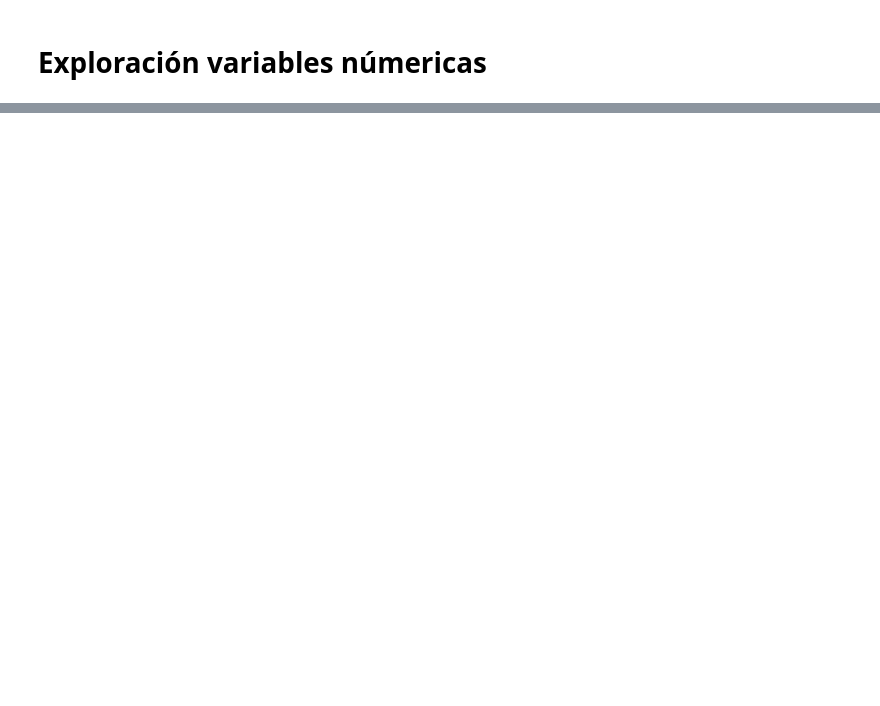
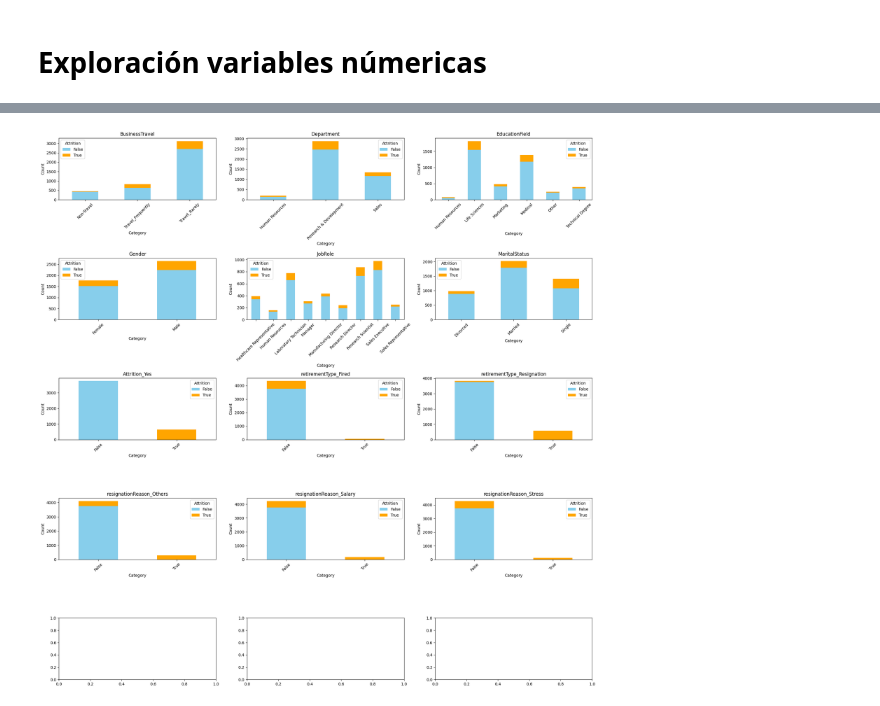
Before and after one commit to auramolina/Anal-tica-en-recursos-humanos, a Jupyter notebook: Exploración.ipynb, the cells around one changed output, grey strips where cells are left out. Drawn from its saved outputs; the diff is of its cells as text; code cells hidden in the pictures; blank space fills up the shorter version.

```diff
--- a/Exploración.ipynb
+++ b/Exploración.ipynb
@@ -134,0 +233,16 @@ d2015.isnull().sum()
+# %%
+cc = d2015.select_dtypes(include=['object'])
+# %%
+#resumen de las variables categoricas para observar el balanceo de las categoricas
+def cat_summary(dataframe, col_name, plot=False):
+    print(pd.DataFrame({col_name: dataframe[col_name].value_counts(),
+                        'Ratio': 100 * dataframe[col_name].value_counts() / len(dataframe)}))
+    print('##########################################')
+    if plot:
+        plt.figure(figsize=(12,6))
+        sns.countplot(x=dataframe[col_name], data=dataframe)
+        plt.show(block=True)
+
+cat_cols = [col for col in cc.columns if cc[col].dtypes == "O"]
+for col in cat_cols:
+    cat_summary(cc, col, plot=False)
@@ -134,0 +267,29 @@ d2015.isnull().sum()
+# %%
+# Graficos para la comparación de las variables categoricas
+
+# Definir el número de filas y columnas para los subplots
+num_rows = 5
+num_cols = 3
+
+# Crear una figura y ejes de subplots
+fig, axes = plt.subplots(num_rows, num_cols, figsize=(20, 20))
+
+# Aplanar los ejes de los subplots para facilitar el bucle
+axes = axes.flatten()
+
+# Iterar sobre las variables categóricas y trazar gráficos de barras apiladas
+for i, col in enumerate(cc.columns):
+    ax = axes[i]
+    crosstab = pd.crosstab(cc[col], d2015['Attrition_Yes'])
+    crosstab.plot(kind='bar', stacked=True, ax=ax, color=['skyblue', 'orange'])
+    ax.set_title(col)
+    ax.set_xlabel('Category')
+    ax.set_ylabel('Count')
+    ax.tick_params(axis='x', rotation=45)
+    ax.legend(title='Attrition')
+
+# Ajustar el diseño y mostrar los gráficos
+plt.tight_layout()
+plt.show()
+# %% [output]
+[figure, added]
```
Also changed, not shown: parts of 21 cells of this notebook.
